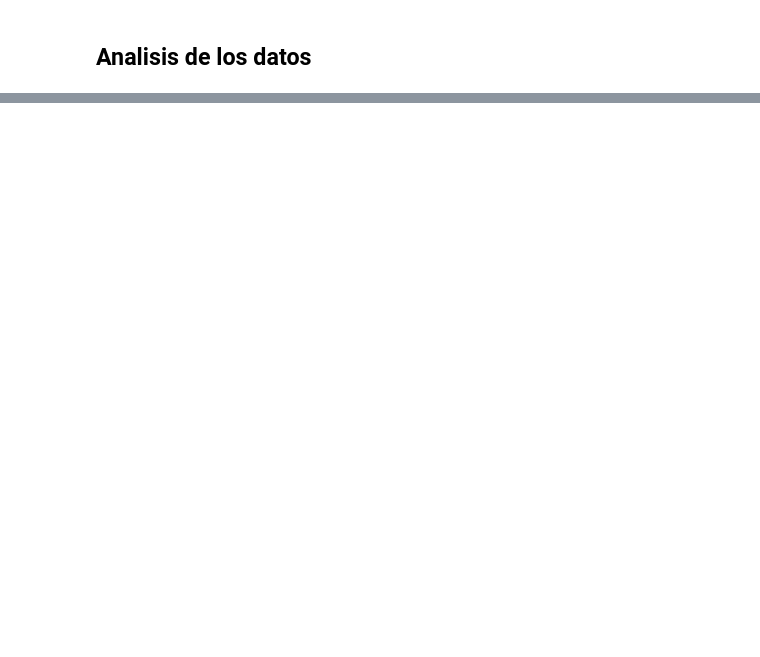
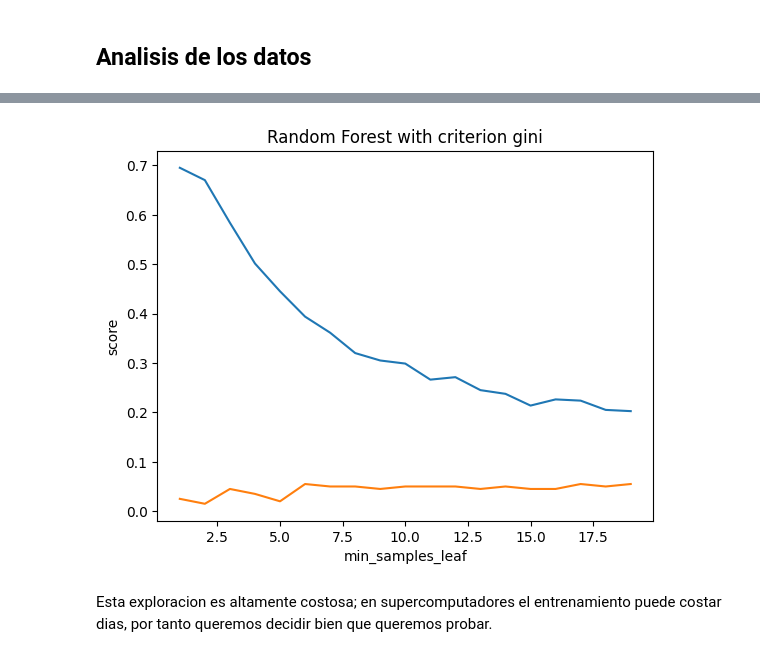
Before and after one commit to fbientrigo/machine-learning, a Jupyter notebook: Curso IA/0405 - class programming/main.ipynb, the cells around one changed output, grey strips where cells are left out. Saved outputs shown, nothing was run; the diff lists cells and outputs as text; code cells hidden in the pictures; blank space fills up the shorter version.

```diff
--- a/Curso IA/0405 - class programming/main.ipynb
+++ b/Curso IA/0405 - class programming/main.ipynb
@@ -112,0 +210,14 @@ data.head()
+# %%
+mathscore = y.iloc[:,0]
+readwritescore = y.iloc[:,1:]
+
+# luego los pasamos a numpy
+mathscore = np.array(mathscore).reshape( (-1,) )
+readwritescore = np.array(readwritescore)
+
+# dividimos lo datos
+rw_train, rw_test, m_train, m_test = train_test_split(readwritescore, mathscore, test_size=0.2)
+# %%
+intermodel = RandomForestClassifier(criterion="entropy", max_depth = 10)
+# %%
+intermodel.fit(rw_train, m_train)
@@ -112,0 +257,26 @@ data.head()
+# %%
+def train_and_graph_forest_leafs(maximum_features, criterion_used):
+    features_array = [i for i in range(1, maximum_features)]
+    train_score = []
+    test_score = []
+
+    for features in features_array:
+        intermodel = RandomForestClassifier(criterion=criterion_used, max_features = "sqrt", min_samples_leaf=features)
+        intermodel.fit(rw_train, m_train)
+        train_score.append(intermodel.score(rw_train, m_train))
+        test_score.append(intermodel.score(rw_test, m_test))
+
+
+    plt.plot(features_array, train_score, label="train score")
+    plt.plot(features_array, test_score, label="test score")
+    plt.title(f"Random Forest with criterion {criterion_used}")
+    plt.xlabel("min_samples_leaf")
+    plt.ylabel("score")
+    plt.show()
+# %%
+train_and_graph_forest_leafs(maximum_features= 20, criterion_used="gini")
+# %% [output]
+[figure, added]
+# %% [markdown]
+Esta exploracion es altamente costosa;
+en supercomputadores el entrenamiento puede costar dias, por tanto queremos decidir bien que queremos probar.
```
Also changed, not shown: parts of 32 cells of this notebook, 30 other files.
